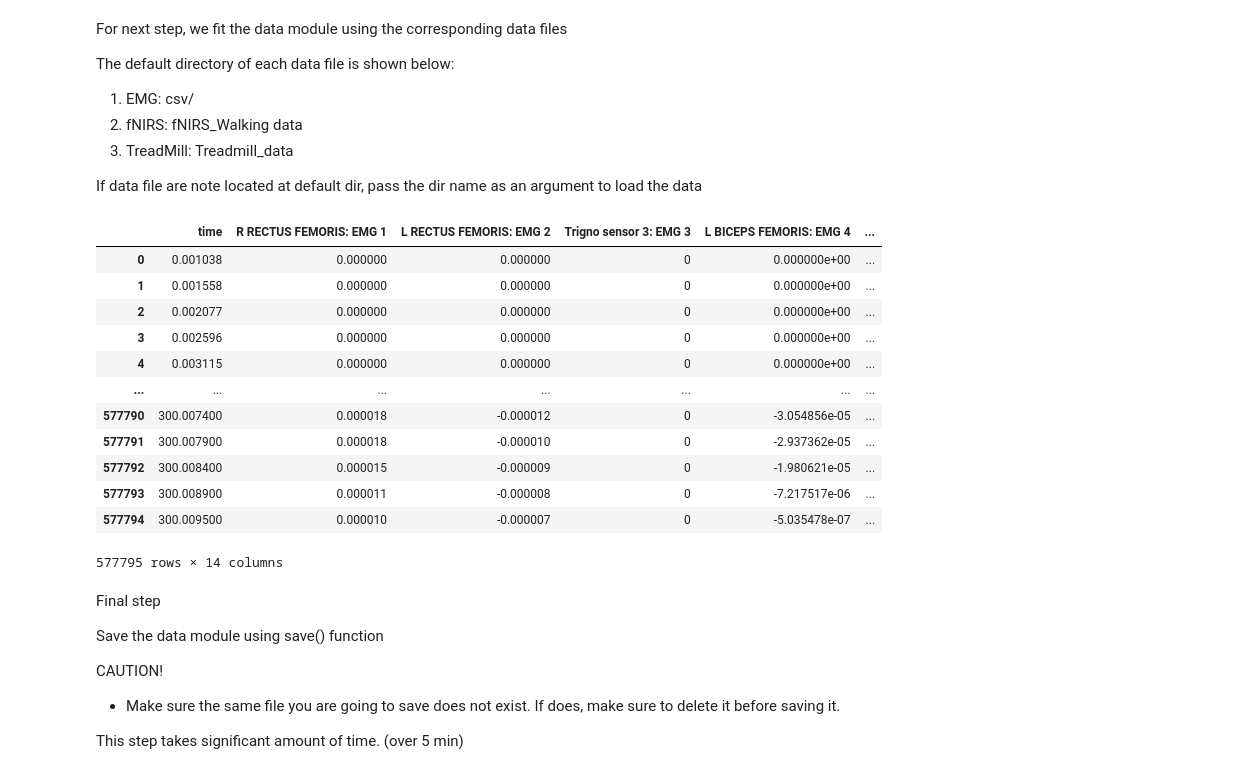
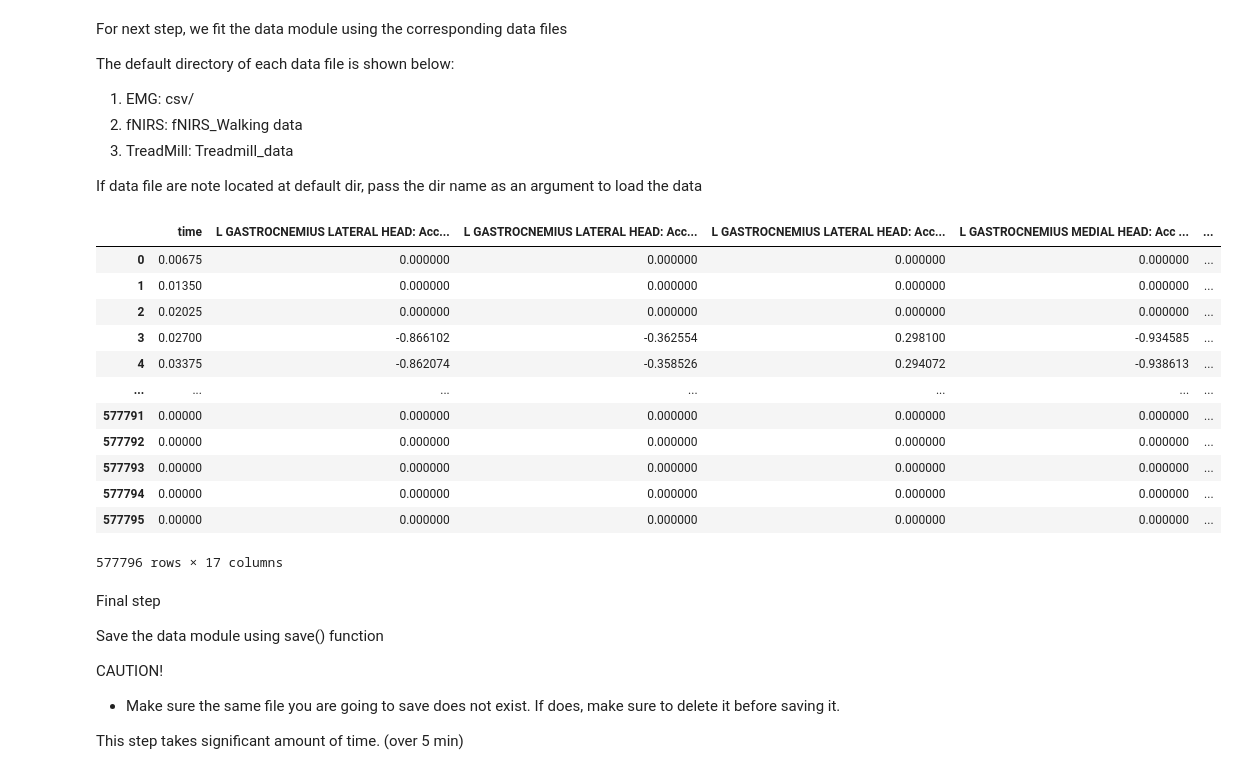
Before and after one commit to AbdulAlkurdi/anxiety_detection, a Jupyter notebook: for_ryu/OA_data_Loading.ipynb, the cells around one changed output. Cells and saved outputs as stored; diff of their text form; code cells hidden in the pictures.

```diff
--- a/for_ryu/OA_data_Loading.ipynb
+++ b/for_ryu/OA_data_Loading.ipynb
@@ -62,6 +62,14 @@ emg_ecg_columns = ['X[s]', 'R RECTUS FEMORIS: EMG 1', 'L RECTUS FEMORIS: EMG 2',
                  'R TIBIALIS ANTERIOR: EMG 7','L TIBIALIS ANTERIOR: EMG 8', 'L GASTROCNEMIUS LATERAL HEAD: EMG 11',
                  'L GASTROCNEMIUS MEDIAL HEAD: EMG 12', 'R GASTROCNEMIUS LATERAL HEAD: EMG 13',
                  'R GASTROCNEMIUS MEDIAL HEAD: EMG 14', 'L PECTORALIS MAJOR: EKG 16']
+acc_columns = ['X[s].1', 'L GASTROCNEMIUS LATERAL HEAD: Acc 11.X',
+          'L GASTROCNEMIUS LATERAL HEAD: Acc 11.Y', 'L GASTROCNEMIUS LATERAL HEAD: Acc 11.Z',
+          'L GASTROCNEMIUS MEDIAL HEAD: Acc 12.X', 'L GASTROCNEMIUS MEDIAL HEAD: Acc 12.Y',
+          'L GASTROCNEMIUS MEDIAL HEAD: Acc 12.Z', 'R GASTROCNEMIUS LATERAL HEAD: Acc 13.X',
+          'R GASTROCNEMIUS LATERAL HEAD: Acc 13.Y', 'R GASTROCNEMIUS LATERAL HEAD: Acc 13.Z',
+          'R GASTROCNEMIUS MEDIAL HEAD: Acc 14.X', 'R GASTROCNEMIUS MEDIAL HEAD: Acc 14.Y',
+          'R GASTROCNEMIUS MEDIAL HEAD: Acc 14.Z', 'Trigno Trigger sensor 15: Trig 15',
+          'L PECTORALIS MAJOR: Acc 16.X', 'L PECTORALIS MAJOR: Acc 16.Y', 'L PECTORALIS MAJOR: Acc 16.Z']
 # %% [markdown]
 OA data module to store the data used for OA project
 # %%
@@ -187,25 +226,25 @@ The default directory of each data file is shown below:
 
 If data file are note located at default dir, pass the dir name as an argument to load the data
 # %%
-abc.fit_emg()
+abc.fit_emg_acc()
 abc.fit_fNIRS()
 abc.fit_TMdata()
 # %%
-abc.df_emg1
+abc.df_acc1
 # %% [output]
-|  | time | R RECTUS FEMORIS: EMG 1 | L RECTUS FEMORIS: EMG 2 | Trigno sensor 3: EMG 3 | L BICEPS FEMORIS: EMG 4 | ... |
-| 0 | 0.001038 | 0.000000 | 0.000000 | 0 | 0.000000e+00 | ... |
-| 1 | 0.001558 | 0.000000 | 0.000000 | 0 | 0.000000e+00 | ... |
-| 2 | 0.002077 | 0.000000 | 0.000000 | 0 | 0.000000e+00 | ... |
-| 3 | 0.002596 | 0.000000 | 0.000000 | 0 | 0.000000e+00 | ... |
-| 4 | 0.003115 | 0.000000 | 0.000000 | 0 | 0.000000e+00 | ... |
+|  | time | L GASTROCNEMIUS LATERAL HEAD: Acc... | L GASTROCNEMIUS LATERAL HEAD: Acc... | L GASTROCNEMIUS LATERAL HEAD: Acc... | L GASTROCNEMIUS MEDIAL HEAD: Acc ... | ... |
+| 0 | 0.00675 | 0.000000 | 0.000000 | 0.000000 | 0.000000 | ... |
+| 1 | 0.01350 | 0.000000 | 0.000000 | 0.000000 | 0.000000 | ... |
+| 2 | 0.02025 | 0.000000 | 0.000000 | 0.000000 | 0.000000 | ... |
+| 3 | 0.02700 | -0.866102 | -0.362554 | 0.298100 | -0.934585 | ... |
+| 4 | 0.03375 | -0.862074 | -0.358526 | 0.294072 | -0.938613 | ... |
 | ... | ... | ... | ... | ... | ... | ... |
-| 577790 | 300.007400 | 0.000018 | -0.000012 | 0 | -3.054856e-05 | ... |
-| 577791 | 300.007900 | 0.000018 | -0.000010 | 0 | -2.937362e-05 | ... |
-| 577792 | 300.008400 | 0.000015 | -0.000009 | 0 | -1.980621e-05 | ... |
-| 577793 | 300.008900 | 0.000011 | -0.000008 | 0 | -7.217517e-06 | ... |
-| 577794 | 300.009500 | 0.000010 | -0.000007 | 0 | -5.035478e-07 | ... |
+| 577791 | 0.00000 | 0.000000 | 0.000000 | 0.000000 | 0.000000 | ... |
+| 577792 | 0.00000 | 0.000000 | 0.000000 | 0.000000 | 0.000000 | ... |
+| 577793 | 0.00000 | 0.000000 | 0.000000 | 0.000000 | 0.000000 | ... |
+| 577794 | 0.00000 | 0.000000 | 0.000000 | 0.000000 | 0.000000 | ... |
+| 577795 | 0.00000 | 0.000000 | 0.000000 | 0.000000 | 0.000000 | ... |
-577795 rows × 14 columns
+577796 rows × 17 columns
 # %% [markdown]
 Final step
 
```
Also changed, not shown: parts of 6 cells of this notebook.
